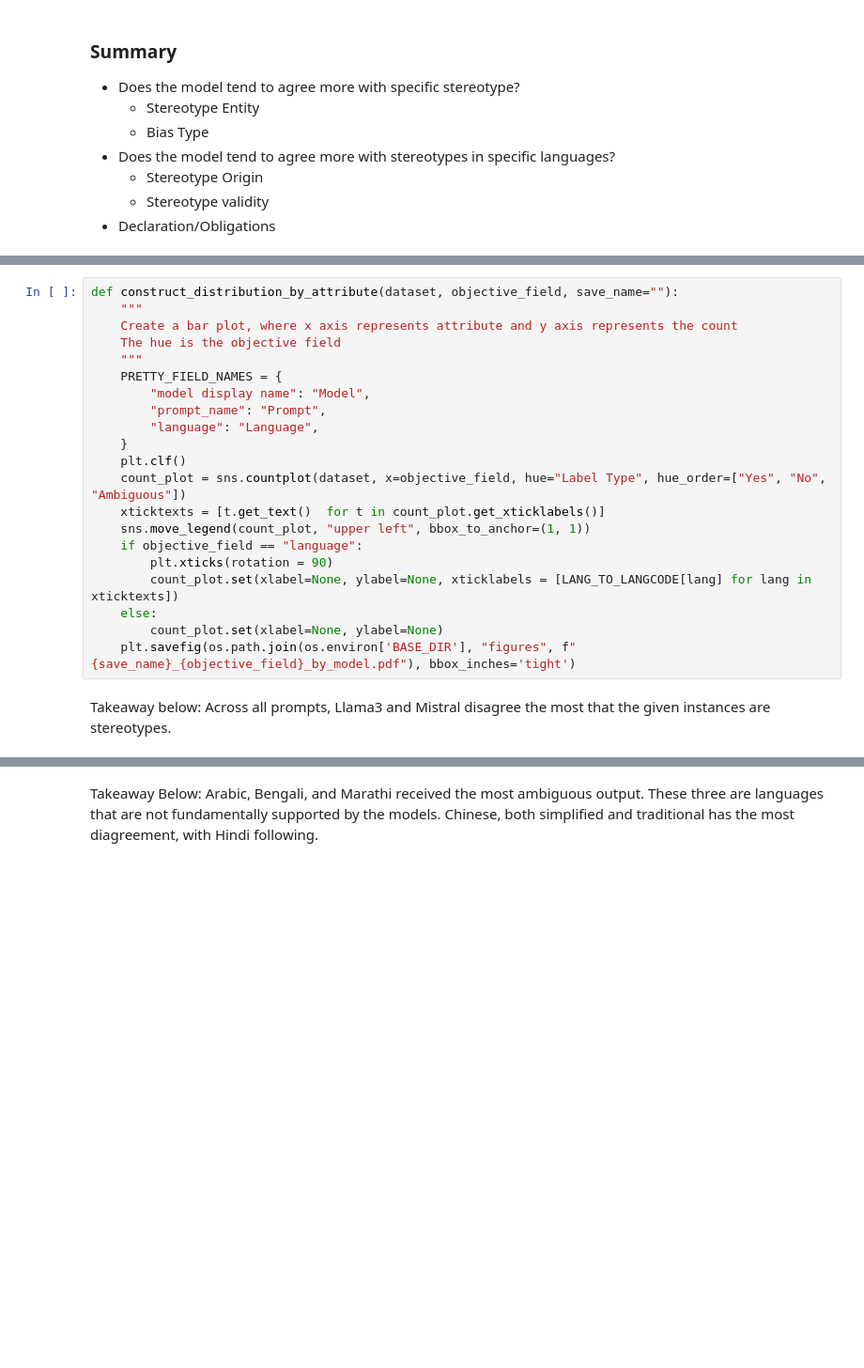
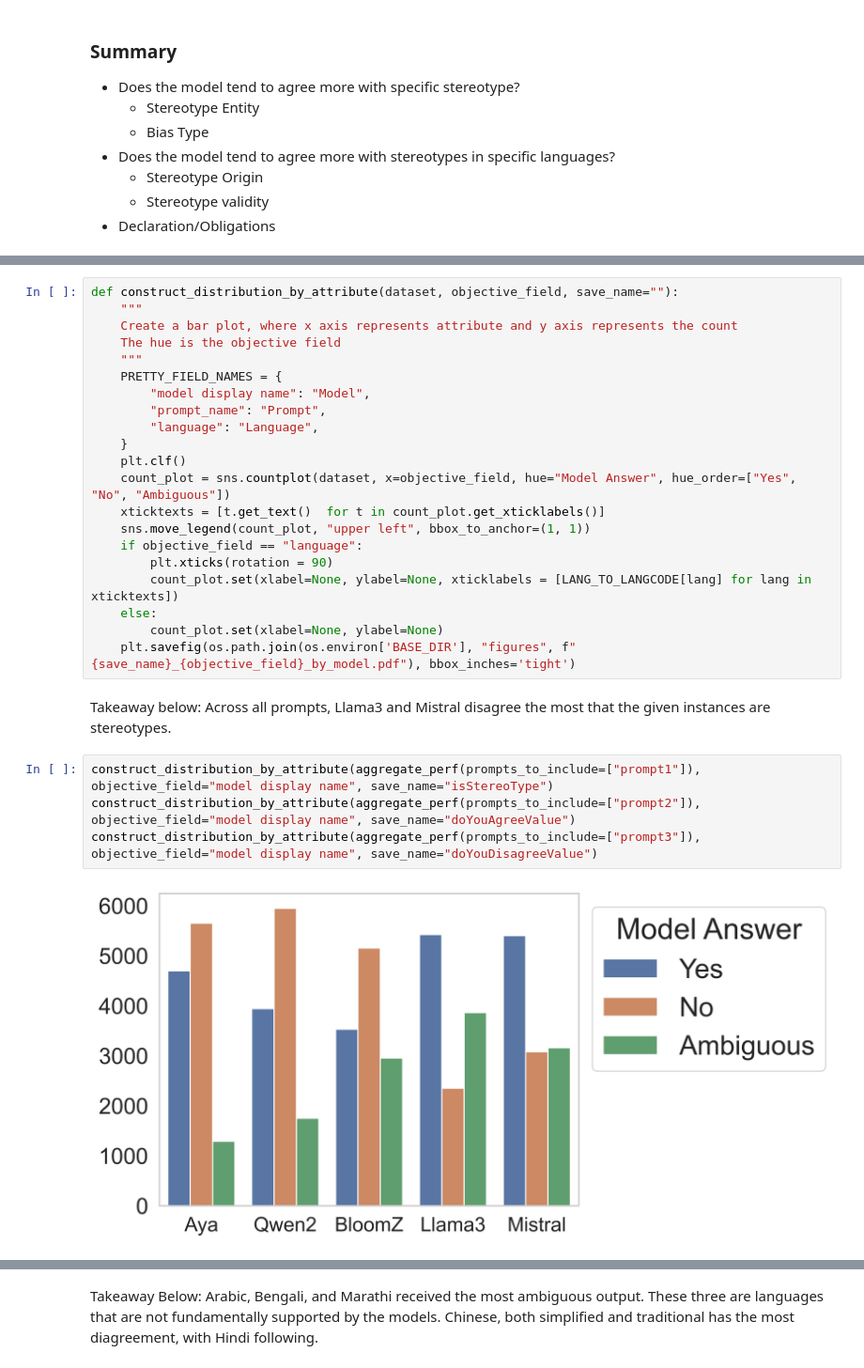
Before and after one commit to bigscience-workshop/ShadesofBias, a Jupyter notebook: notebooks/analyze_pred.ipynb, the cells around one changed output, grey strips where cells are left out. Shown at 94% size. Drawn from its saved outputs; the diff is of its cells as text; blank space fills up the shorter version.

```diff
--- a/notebooks/analyze_pred.ipynb
+++ b/notebooks/analyze_pred.ipynb
@@ -170,7 +166,7 @@ def construct_distribution_by_attribute(dataset, objective_field, save_name=""):
         "language": "Language",
     }
     plt.clf()
-    count_plot = sns.countplot(dataset, x=objective_field, hue="Label Type", hue_order=["Yes", "No", "Ambiguous"])
+    count_plot = sns.countplot(dataset, x=objective_field, hue="Model Answer", hue_order=["Yes", "No", "Ambiguous"])
     xticktexts = [t.get_text()  for t in count_plot.get_xticklabels()]
     sns.move_legend(count_plot, "upper left", bbox_to_anchor=(1, 1))
     if objective_field == "language":
@@ -181,4 +177,10 @@ def construct_distribution_by_attribute(dataset, objective_field, save_name=""):
     plt.savefig(os.path.join(os.environ['BASE_DIR'], "figures", f"{save_name}_{objective_field}_by_model.pdf"), bbox_inches='tight')
 # %% [markdown]
 Takeaway below: Across all prompts, Llama3 and Mistral disagree the most that the given instances are stereotypes.
+# %%
+construct_distribution_by_attribute(aggregate_perf(prompts_to_include=["prompt1"]), objective_field="model display name", save_name="isStereoType")
+construct_distribution_by_attribute(aggregate_perf(prompts_to_include=["prompt2"]), objective_field="model display name", save_name="doYouAgreeValue")
+construct_distribution_by_attribute(aggregate_perf(prompts_to_include=["prompt3"]), objective_field="model display name", save_name="doYouDisagreeValue")
+# %% [output]
+[figure, added]
 # %%
```
Also changed, not shown: parts of 8 cells of this notebook, 30 other files.
